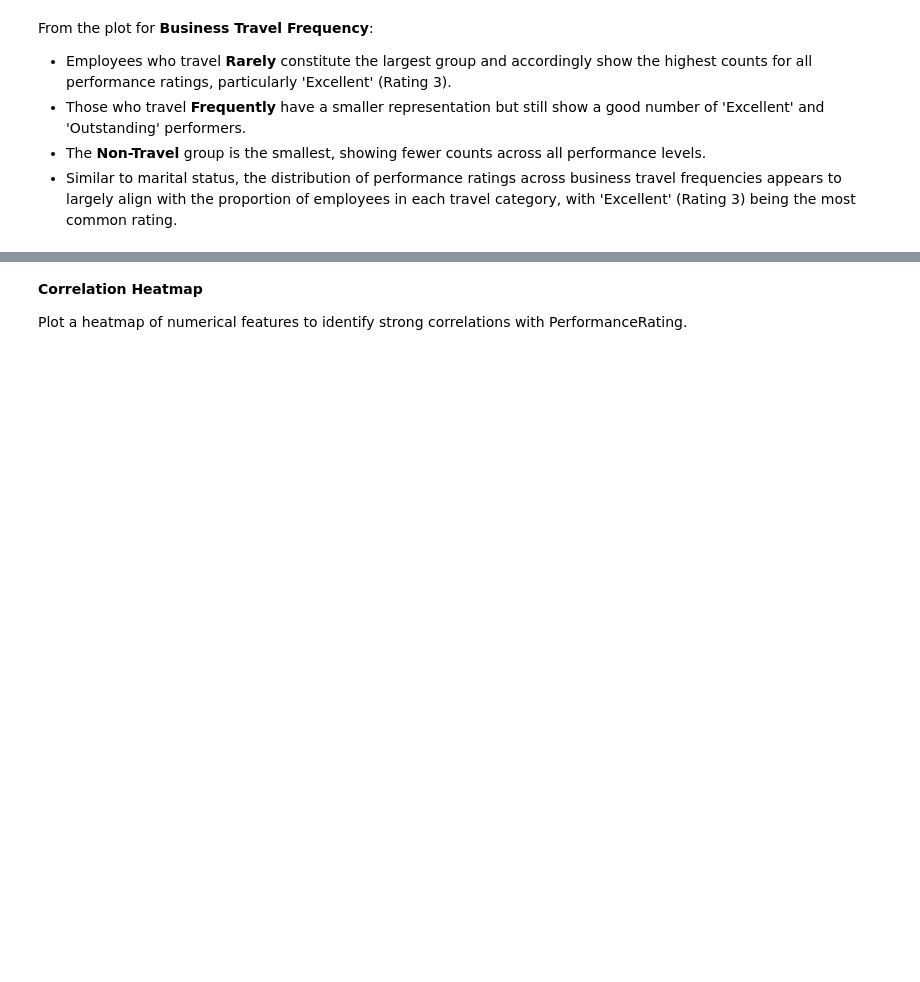
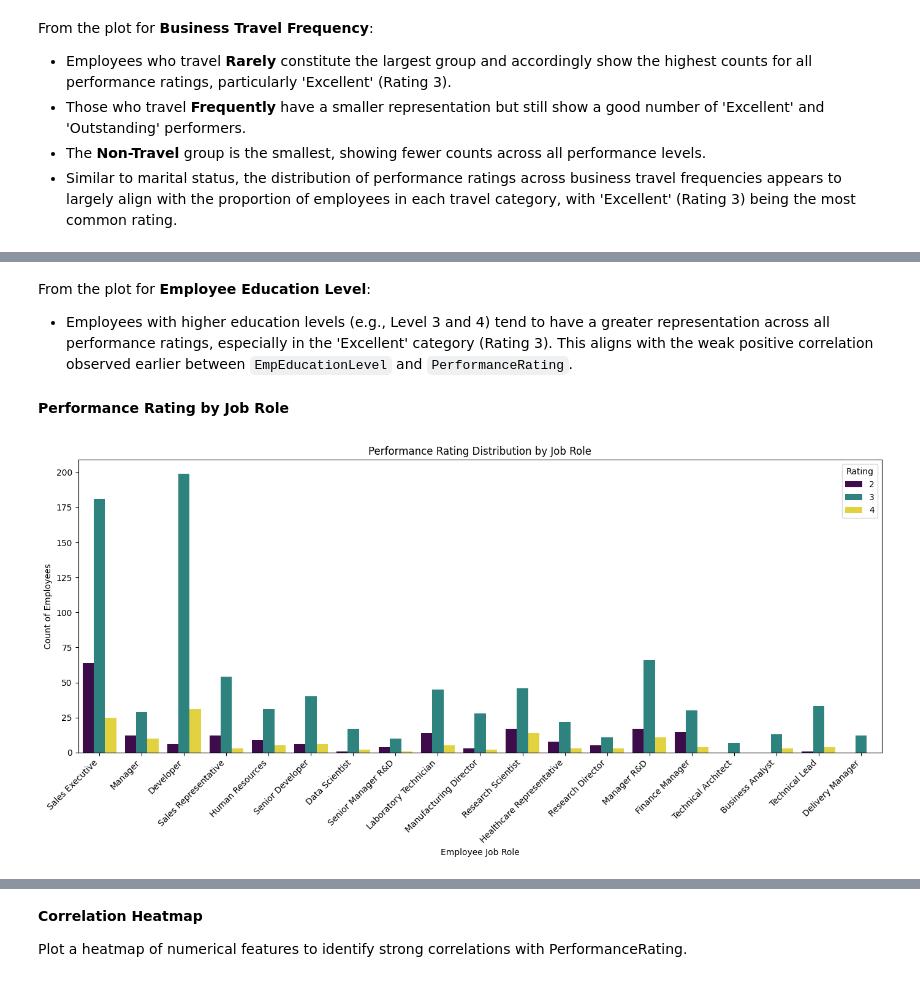
Before and after one commit to Haduba101/inx_future_inc_employee_data_dashboard, a Jupyter notebook: inx_data.ipynb, the cells around one changed output, grey strips where cells are left out. Cells and saved outputs as stored; diff of their text form; code cells hidden in the pictures; blank space fills up the shorter version.

```diff
--- a/inx_data.ipynb
+++ b/inx_data.ipynb
@@ -253,0 +294,18 @@ From the plot for **Business Travel Frequency**:
+# %% [markdown]
+From the plot for **Employee Education Level**:
+
+- Employees with higher education levels (e.g., Level 3 and 4) tend to have a greater representation across all performance ratings, especially in the 'Excellent' category (Rating 3). This aligns with the weak positive correlation observed earlier between `EmpEducationLevel` and `PerformanceRating`.
+# %% [markdown]
+**Performance Rating by Job Role**
+# %%
+plt.figure(figsize=(14, 7))
+sns.countplot(x='EmpJobRole', hue='PerformanceRating', data=df, palette='viridis')
+plt.title('Performance Rating Distribution by Job Role')
+plt.xlabel('Employee Job Role')
+plt.ylabel('Count of Employees')
+plt.xticks(rotation=45, ha='right')
+plt.legend(title='Rating')
+plt.tight_layout()
+plt.show()
+# %% [output]
+[figure, added]
```
Also changed, not shown: parts of 19 cells of this notebook.
